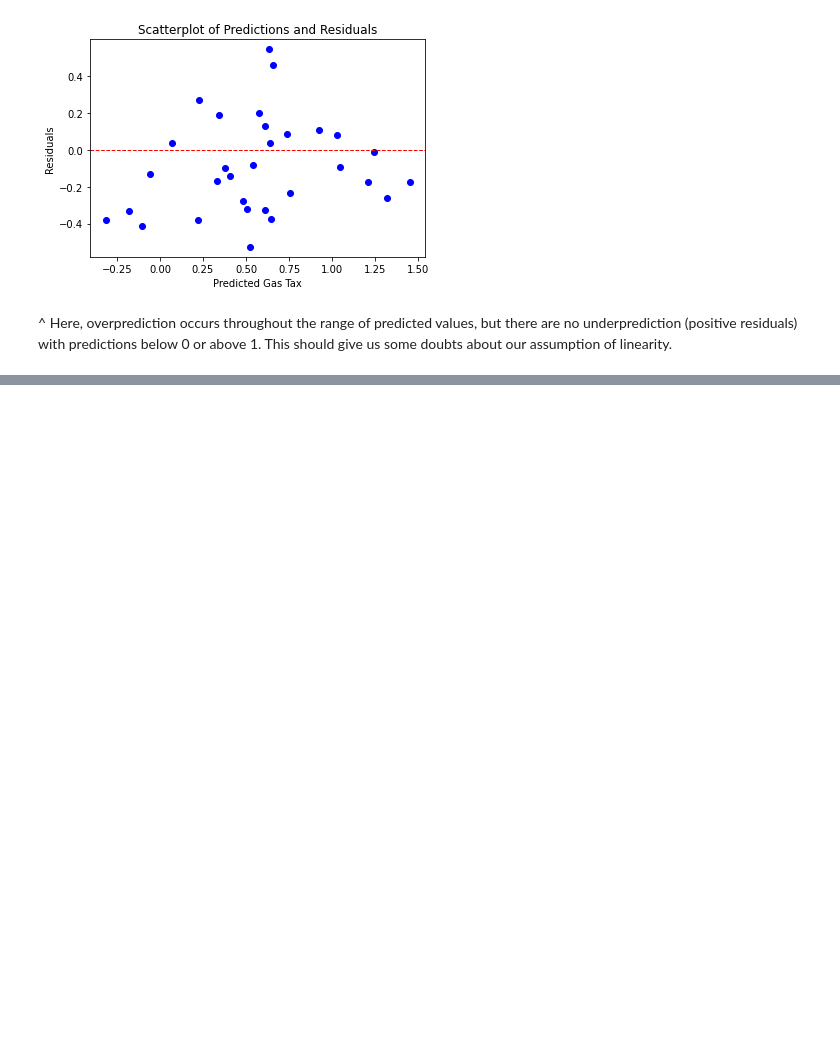
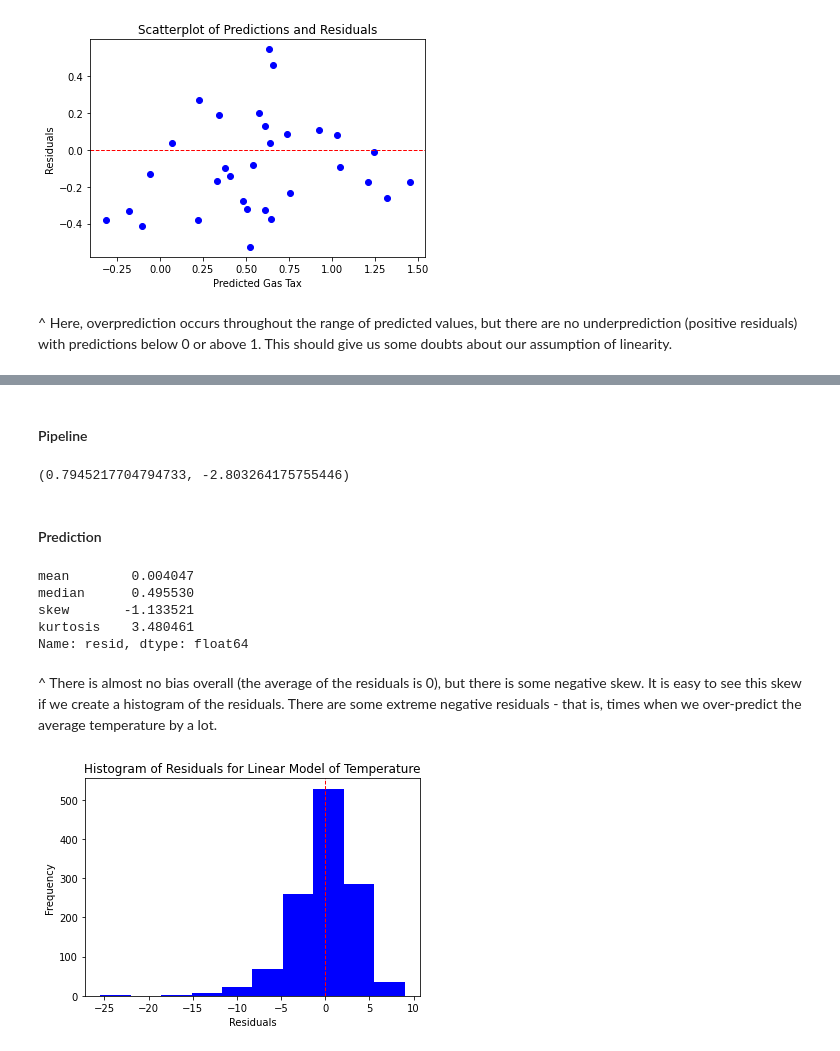
Before and after one commit to alextanhongpin/data-cleaning-and-exploration-with-machine-learning, a Jupyter notebook: 07-linear_regression_models.ipynb, the cells around one changed output, grey strips where cells are left out. Saved outputs shown, nothing was run; the diff lists cells and outputs as text; code cells hidden in the pictures; blank space fills up the shorter version.

```diff
--- a/07-linear_regression_models.ipynb
+++ b/07-linear_regression_models.ipynb
@@ -249,0 +518,4 @@ Text(0, 0.5, 'Residuals')
+# %%
+feature_cols = ["latabs", "elevation"]
+target_col = ["avgtemp"]
+land_temps[target_col + feature_cols].agg(["min", "median", "max"]).T
@@ -249,0 +529,58 @@ Text(0, 0.5, 'Residuals')
+# %%
+X_train, X_test, y_train, y_test = train_test_split(
+    land_temps[feature_cols], land_temps[target_col], test_size=0.1, random_state=0
+)
+# %% [markdown]
+#### Pipeline
+# %%
+lr = LinearRegression()
+
+knn_imp = KNNImputer(n_neighbors=45)
+pipe1 = make_pipeline(OutlierTrans(3), knn_imp, StandardScaler(), lr)
+
+ttr = TransformedTargetRegressor(regressor=pipe1, transformer=StandardScaler())
+
+kf = KFold(n_splits=10, shuffle=True, random_state=0)
+scores = cross_validate(
+    ttr,
+    X=X_train,
+    y=y_train,
+    cv=kf,
+    scoring=("r2", "neg_mean_absolute_error"),
+    n_jobs=1,
+)
+scores["test_r2"].mean(), scores["test_neg_mean_absolute_error"].mean()
+# %% [output]
+(0.7945217704794733, -2.803264175755446)
+# %% [markdown]
+#### Prediction
+# %%
+ttr.fit(X_train, y_train)
+y_pred = ttr.predict(X_test)
+
+pred_df = (
+    pd.DataFrame(y_pred, columns=["prediction"], index=X_test.index)
+    .join(X_test)
+    .join(y_test)
+)
+pred_df["resid"] = pred_df.avgtemp - pred_df.prediction
+pred_df.resid.agg(["mean", "median", "skew", "kurtosis"])
+# %% [output]
+mean        0.004047
+median      0.495530
+skew       -1.133521
+kurtosis    3.480461
+Name: resid, dtype: float64
+# %% [markdown]
+^ There is almost no bias overall (the average of the residuals is 0), but there is some negative skew.
+It is easy to see this skew if we create a histogram of the residuals. There are some extreme negative residuals - that is, times when we over-predict the average temperature by a lot.
+# %%
+ax = pred_df.resid.hist(color="blue", grid=False)
+ax.axvline(pred_df.resid.mean(), color="red", linestyle="dashed", linewidth=1)
+_ = ax.set(
+    title="Histogram of Residuals for Linear Model of Temperature",
+    xlabel="Residuals",
+    ylabel="Frequency",
+)
+# %% [output]
+[figure, added]
```
Also changed, not shown: parts of 74 cells of this notebook, 1 other file.
